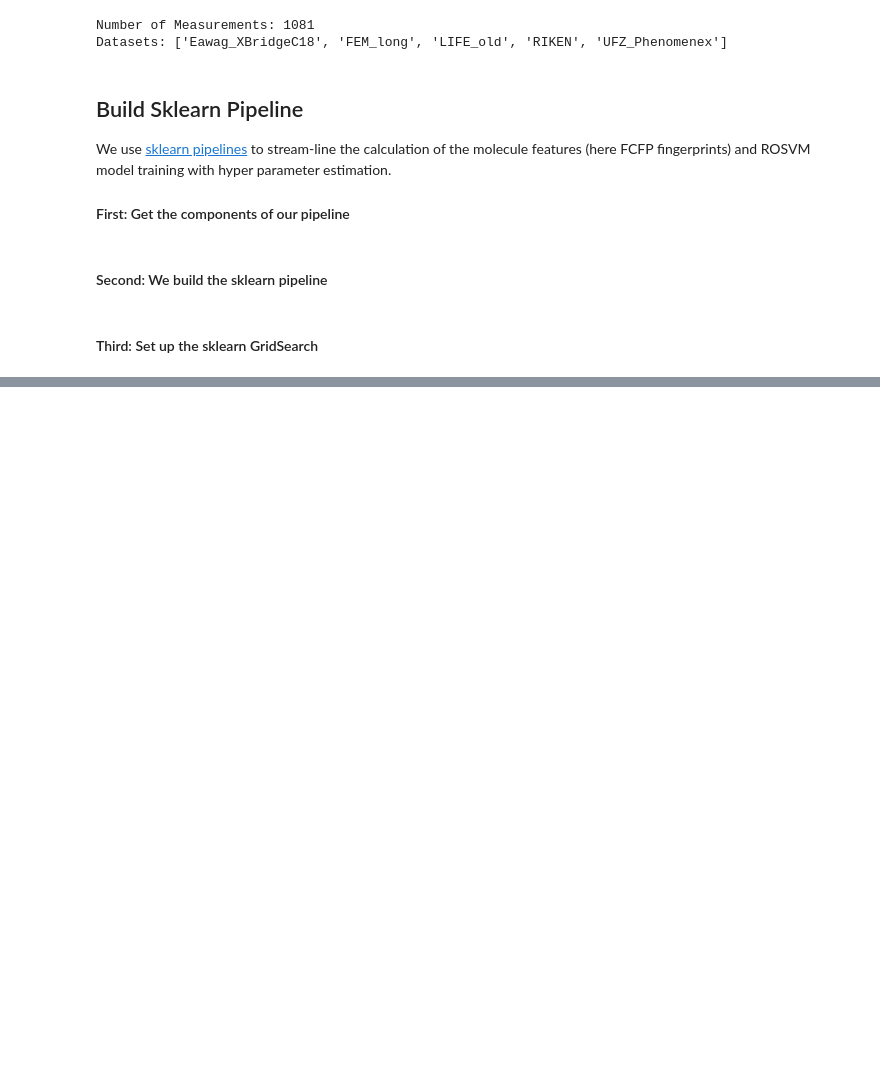
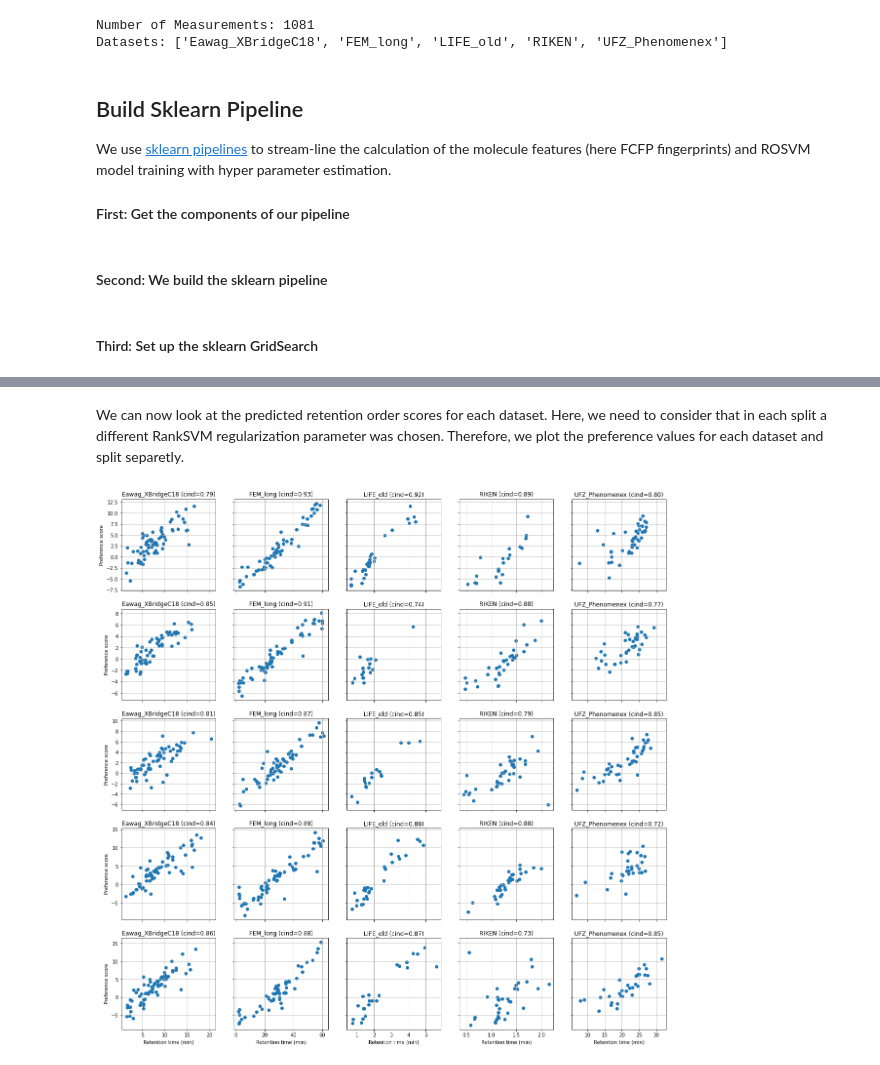
Before and after one commit to bachi55/rosvm, a Jupyter notebook: rosvm/ranksvm/tutorial/build_ROSVM_model.ipynb, the cells around one changed output, grey strips where cells are left out. Saved outputs shown, nothing was run; the diff lists cells and outputs as text; code cells hidden in the pictures; blank space fills up the shorter version.

```diff
--- a/rosvm/ranksvm/tutorial/build_ROSVM_model.ipynb
+++ b/rosvm/ranksvm/tutorial/build_ROSVM_model.ipynb
@@ -71,0 +111,22 @@ for train, test in GroupKFold(n_splits=5).split(y, groups=mol):
+# %% [markdown]
+We can now look at the predicted retention order scores for each dataset. Here, we need to consider that in each split a different RankSVM regularization parameter was chosen. Therefore, we plot the preference values for each dataset and split separetly.
+# %%
+fig, axrr = plt.subplots(5, len(y.get_unique_dss()), figsize=(20, 20), sharex="col", sharey="row")
+
+for row, (_, test) in enumerate(GroupKFold(n_splits=5).split(y, groups=mol)):
+    _y_split = y[test]
+    _y_pred_split = y_pred[test]
+
+    for col, ds in enumerate(y.get_unique_dss()):
+        _y_split_ds = _y_split[_y_split.get_idc_for_ds(ds)].get_rts()
+        _y_pred_split_ds = _y_pred_split[_y_pred_split.get_idc_for_ds(ds)].get_rts()
+
+        axrr[row, col].scatter(_y_split_ds, _y_pred_split_ds)
+        axrr[row, col].grid()
+        if row == 4:
+            axrr[row, col].set_xlabel("Retention time (min)")
+        if col == 0:
+            axrr[row, col].set_ylabel("Preference score")
+        axrr[row, col].set_title("%s (cind=%.2f)" % (ds, KernelRankSVC.score_pointwise_using_predictions(_y_split_ds, _y_pred_split_ds)[0]))
+# %% [output]
+[figure, added]
```
Also changed, not shown: parts of 6 cells of this notebook.
